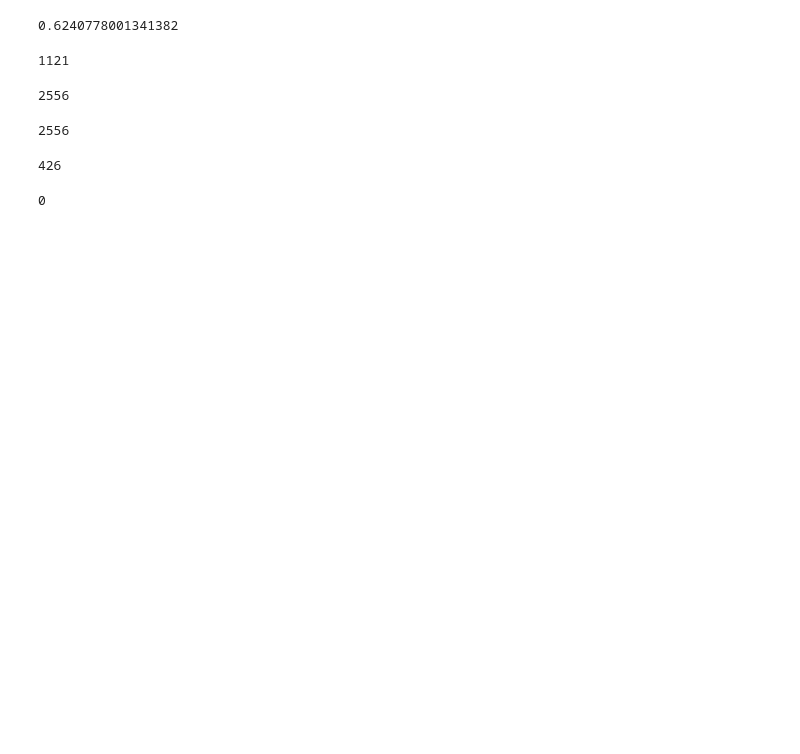
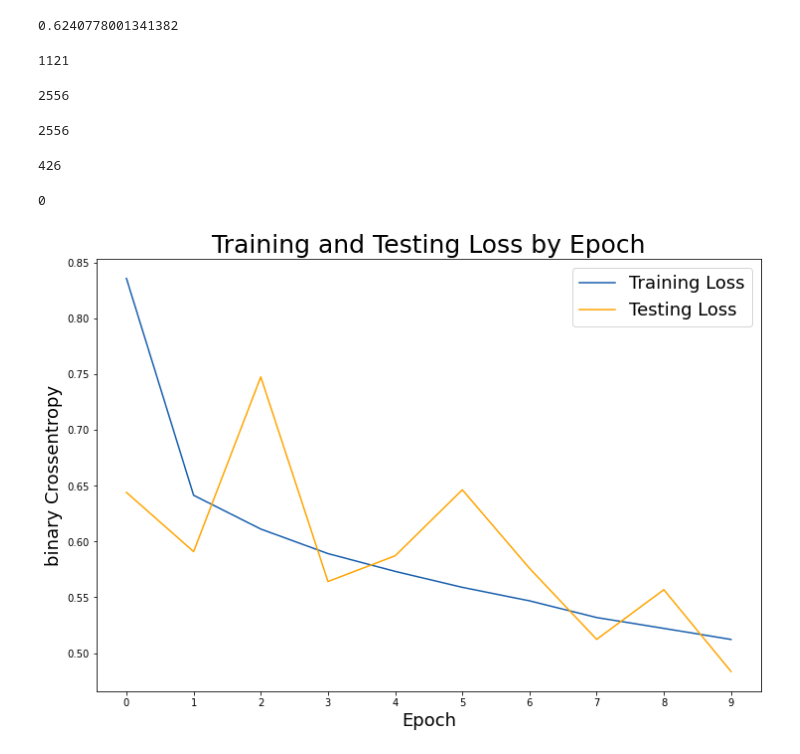
Before and after one commit to ferasaltwal/AD-Predictions-Capstone-Project, a Jupyter notebook: modeling with skull-stripped images/kaggle.ipynb, the cells around one changed output. Drawn from its saved outputs; the diff is of its cells as text; code cells hidden in the pictures; blank space fills up the shorter version.

```diff
--- a/modeling with skull-stripped images/kaggle.ipynb
+++ b/modeling with skull-stripped images/kaggle.ipynb
@@ -351,3 +351,23 @@ len(pred_list_CN)
 pred_list_CN.count('CN')
 # %% [output]
 0
+# %%
+train_loss = history.history['loss']
+test_loss = history.history['val_loss']
+
+# Set figure size.
+plt.figure(figsize=(12, 8))
+
+# Generate line plot of training, testing loss over epochs.
+plt.plot(train_loss, label='Training Loss', color='#185fad')
+plt.plot(test_loss, label='Testing Loss', color='orange')
+
+# Set title
+plt.title('Training and Testing Loss by Epoch', fontsize = 25)
+plt.xlabel('Epoch', fontsize = 18)
+plt.ylabel('binary Crossentropy', fontsize = 18)
+plt.xticks(np.arange(10), np.arange(10))
+
+plt.legend(fontsize = 18);
+# %% [output]
+[figure, added]
```
Also changed, not shown: parts of 1 cell of this notebook, 2 other files.
